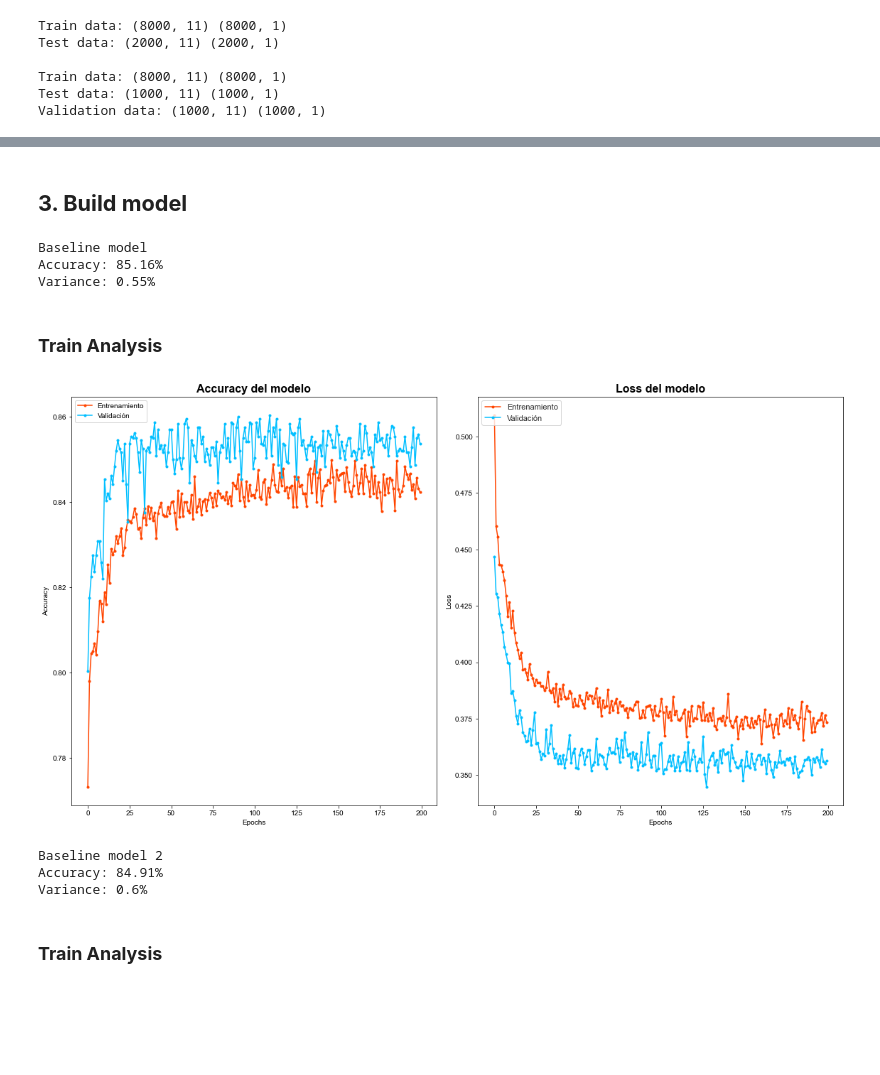
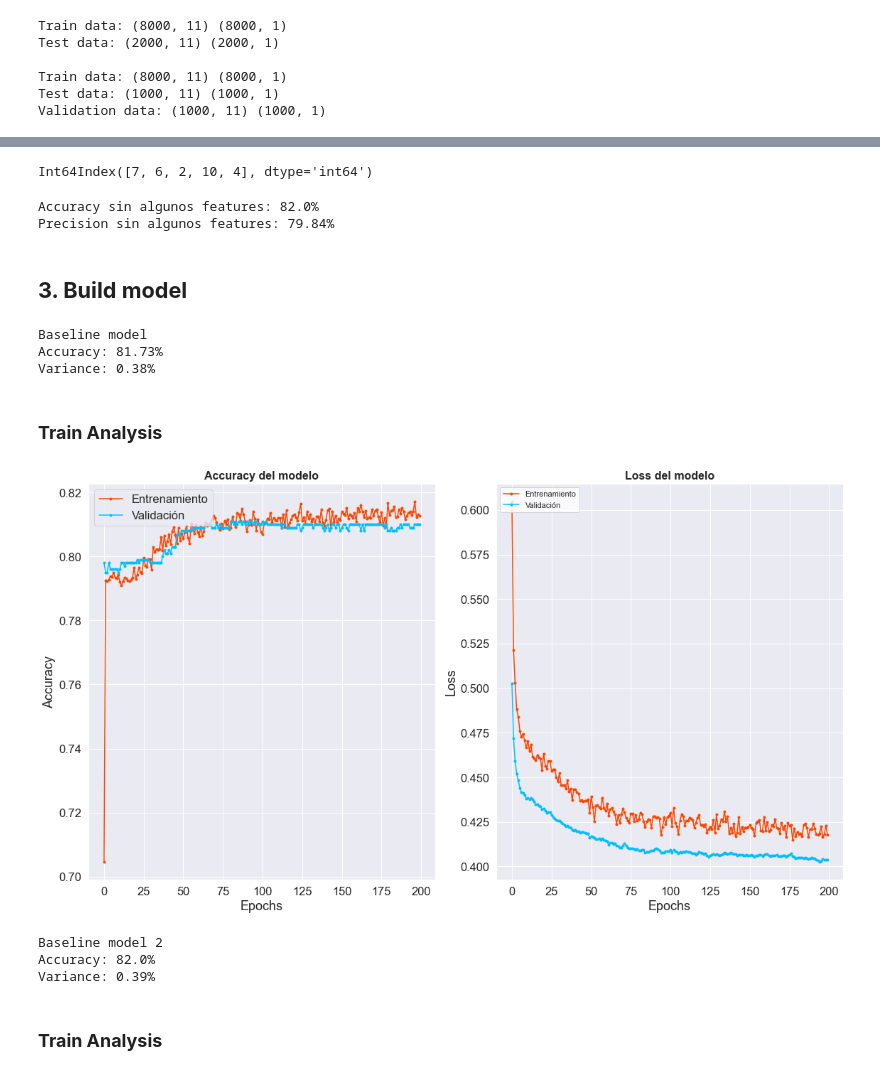
Before and after one commit to jorge-robledo11/Portfolio, a Jupyter notebook: Deep Learning/01. Proyecto DL - MLP + Churn Modeling.ipynb, the cells around one changed output, grey strips where cells are left out. Cells and saved outputs as stored; diff of their text form; code cells hidden in the pictures; blank space fills up the shorter version.

```diff
--- a/Deep Learning/01. Proyecto DL - MLP + Churn Modeling.ipynb
+++ b/Deep Learning/01. Proyecto DL - MLP + Churn Modeling.ipynb
@@ -177,3 +215,46 @@ Validation data: (1000, 11) (1000, 1)
+# %%
+# Selecting importances features
+X.columns[ranking[-5:11]]
+# %% [output]
+Int64Index([7, 6, 2, 10, 4], dtype='int64')
+# %%
+# Casting
+X_train = np.array(X_train)
+X_test = np.array(X_test)
+X_val = np.array(X_val)
+y_train = np.array(y_train)
+y_test = np.array(y_test)
+y_val = np.array(y_val)
+
+# New predictions with selected features
+forest.fit(X_train[:, ranking[-5:11]], y_train)
+y_pred_forest = forest.predict(X_test[:, ranking[-5:11]])
+print(f'Accuracy sin algunos features: {accuracy_score(y_test, y_pred_forest).round(4)*100}%')
+print(f'Precision sin algunos features: {round(precision_score(y_test, y_pred_forest, average="weighted")*100, 2)}%')
+# %% [output]
+Accuracy sin algunos features: 82.0%
+Precision sin algunos features: 79.84%
+# %%
+# Casting to Dataframe
+X_train = pd.DataFrame(X_train)
+X_test = pd.DataFrame(X_test)
+X_val = pd.DataFrame(X_val)
+X = pd.DataFrame(X)
+
+# Features to drop
+drop = [1, 8, 3, 0, 9, 5]
+
+# Droping
+X_train.drop(drop, axis=1, inplace=True)
+X_test.drop(drop, axis=1, inplace=True)
+X_val.drop(drop, axis=1, inplace=True)
+X.drop(drop, axis=1, inplace=True)
+
+# Casting to Numpy Array
+X_train = np.array(X_train)
+X_test = np.array(X_test)
+X_val = np.array(X_val)
+X = np.array(X)
 # %% [markdown]
 ## **3. Build model**
 # %%
@@ -186,10 +267,10 @@ from keras.optimizers import gradient_descent_v2
 # Baseline Model
 def baseline_model():
     model = Sequential()
-    model.add(Dropout(0.2, input_shape=(11,)))
-    model.add(Dense(32, activation='relu', kernel_constraint=maxnorm(3)))
+    model.add(Dropout(0.2, input_shape=(5,)))
+    model.add(Dense(16, activation='relu', kernel_constraint=maxnorm(3)))
     model.add(Dropout(0.2))
-    model.add(Dense(32, activation='relu', kernel_constraint=maxnorm(3)))
+    model.add(Dense(8, activation='relu', kernel_constraint=maxnorm(3)))
     model.add(Dropout(0.2))
     model.add(Dense(1, activation='sigmoid'))
 
@@ -209,7 +290,7 @@ skfold = StratifiedKFold(n_splits=10, shuffle=True, random_state=seed)
 
 # Classifier
 from keras.wrappers.scikit_learn import KerasClassifier
-classifier = KerasClassifier(build_fn=baseline_model, batch_size=32, epochs=200)
+classifier = KerasClassifier(build_fn=baseline_model, batch_size=256, epochs=200)
 
 # Results
 accuracies = cross_val_score(estimator=classifier, X=X_train, y=y_train, cv=skfold, n_jobs=-1)
@@ -221,8 +302,8 @@ print(f'Accuracy: {round(means, 2)}%')
 print(f'Variance: {round(variances, 2)}%')
 # %% [output]
 Baseline model
-Accuracy: 85.16%
-Variance: 0.55%
+Accuracy: 81.73%
+Variance: 0.38%
 # %% [markdown]
 ### **Train Analysis**
 # %%
@@ -230,7 +311,7 @@ Variance: 0.55%
 model = baseline_model()
 
 # Fit
-history = model.fit(X_train, y_train, validation_split=0.3, batch_size=32, epochs=200, verbose=0)
+history = model.fit(X_train, y_train, validation_data=(X_test, y_test), batch_size=256, epochs=200, verbose=0)
 
 # Visualization function
 def visualization_function(history, epochs):
@@ -246,45 +327,45 @@ def visualization_function(history, epochs):
   %matplotlib inline
   epochs = np.arange(epochs)
   fig, ax = plt.subplots(1,2)
   train_acc = history.history["accuracy"]
   train_loss = history.history["loss"]
   val_acc = history.history["val_accuracy"]
   val_loss = history.history["val_loss"]
   fig.set_size_inches(16, 9)
 
   ax[0].plot(epochs, train_acc, "-g", marker='.', label = "Entrenamiento accuracy", c='orangered')
   ax[0].plot(epochs, val_acc, "-g", marker='.', label= "Validación accuracy", c='deepskyblue')
   ax[0].set_title("Accuracy del modelo", fontsize=16, fontweight="bold")
   ax[0].legend(['Entrenamiento', 'Validación'], loc='upper left')
   ax[0].set_xlabel("Epochs")
   ax[0].set_ylabel("Accuracy")
   sns.set_theme(style='whitegrid', palette='pastel')
 
   ax[1].plot(epochs, train_loss, "-g", marker='.', label = "Entrenamiento Loss", c='orangered')
   ax[1].plot(epochs, val_loss, "-g", marker='.', label=  "Validación Loss", c='deepskyblue')
   ax[1].set_title("Loss del modelo", fontsize=16, fontweight="bold")
   ax[1].legend(['Entrenamiento', 'Validación'], loc='upper left')
   ax[1].set_xlabel("Epochs")
   ax[1].set_ylabel("Loss")
   sns.set_theme(style='whitegrid', palette='pastel')
 
   plt.tight_layout();
 
 # Visualization
 visualization_function(history=history, epochs=200)
 # %% [output]
-[figure, old version]
+[figure, new version]
 # %%
 # Baseline Model 2
 def baseline_model2():
 
     model = Sequential()
-    model.add(Dropout(0.2, input_shape=(11,)))
+    model.add(Dropout(0.2, input_shape=(5,)))
     model.add(Dense(32, activation='relu', kernel_constraint=maxnorm(3)))
     model.add(Dropout(0.2))
-    model.add(Dense(48, activation='relu', kernel_constraint=maxnorm(3)))
+    model.add(Dense(16, activation='relu', kernel_constraint=maxnorm(3)))
     model.add(Dropout(0.2))
-    model.add(Dense(32, activation='relu', kernel_constraint=maxnorm(3)))
+    model.add(Dense(8, activation='relu', kernel_constraint=maxnorm(3)))
     model.add(Dropout(0.2))
     model.add(Dense(1, activation='sigmoid'))
 
@@ -302,7 +383,7 @@ def baseline_model2():
 skfold = StratifiedKFold(n_splits=10, shuffle=True, random_state=seed)
 
 # Classifier
-classifier = KerasClassifier(build_fn=baseline_model2, batch_size=32, epochs=200)
+classifier = KerasClassifier(build_fn=baseline_model2, batch_size=256, epochs=200)
 
 # Results
 accuracies = cross_val_score(estimator=classifier, X=X_train, y=y_train, cv=skfold, n_jobs=-1)
@@ -314,8 +395,8 @@ print(f'Accuracy: {round(means, 2)}%')
 print(f'Variance: {round(variances, 2)}%')
 # %% [output]
 Baseline model 2
-Accuracy: 84.91%
-Variance: 0.6%
+Accuracy: 82.0%
+Variance: 0.39%
 # %% [markdown]
 ### **Train Analysis**
 # %%
```
Also changed, not shown: parts of 9 cells of this notebook, 1 other file.
